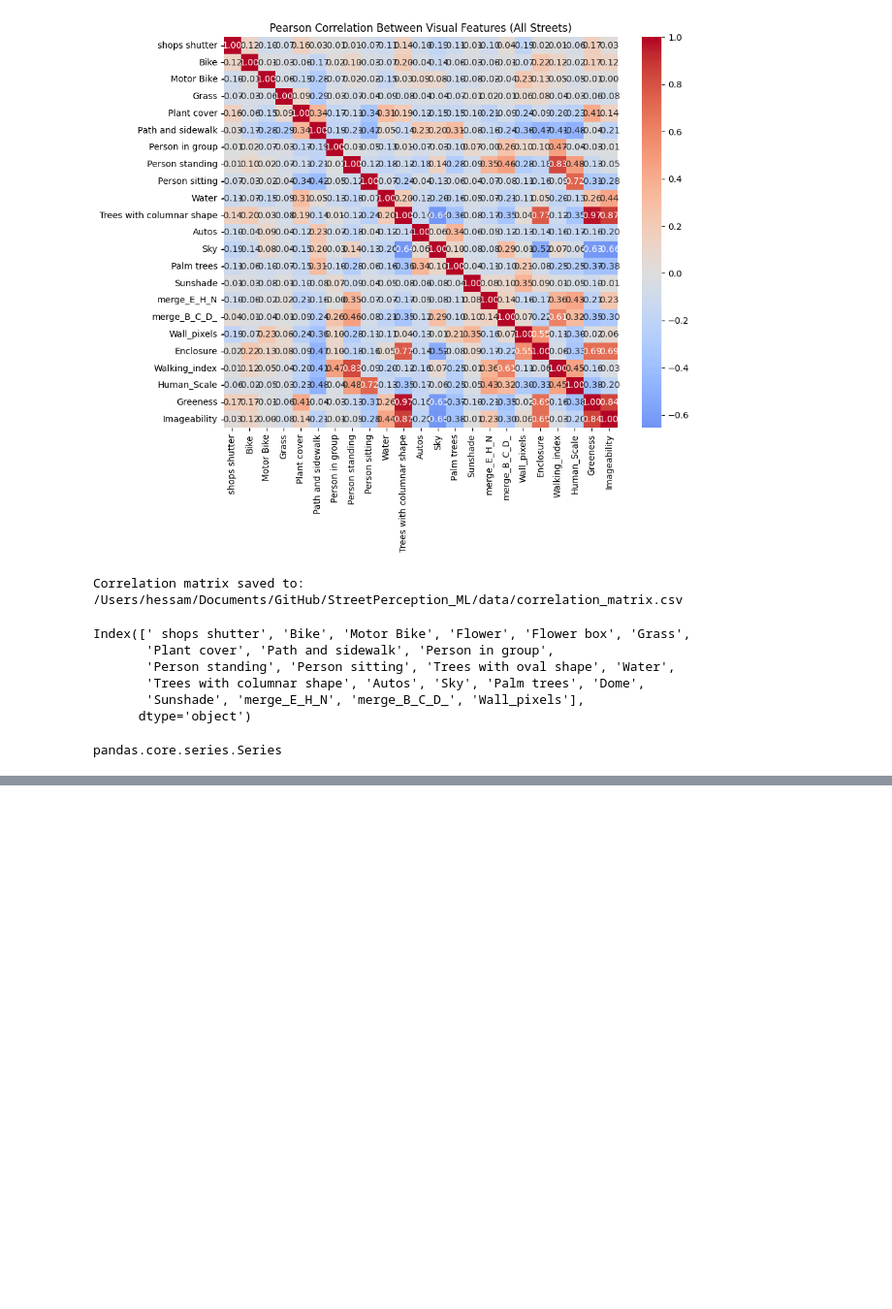
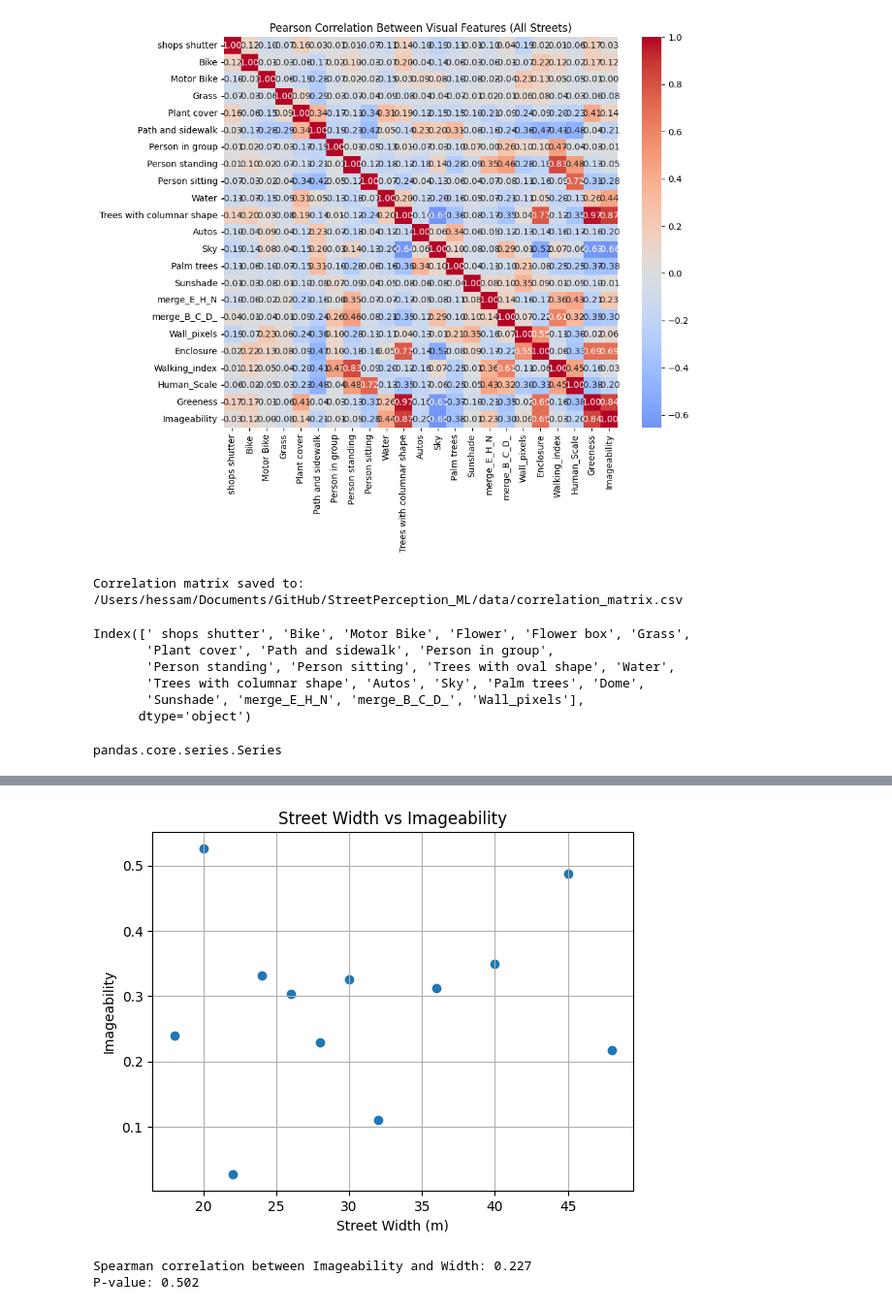
Before and after one commit to Hessam-Maniei/StreetPerception_ML, a Jupyter notebook: notebooks/copyresults.ipynb, the cells around one changed output, grey strips where cells are left out. Shown at 97% size. Drawn from its saved outputs; the diff is of its cells as text; code cells hidden in the pictures; blank space fills up the shorter version.

Commit message:
perfect.calculation.corr.width.peaarson.index

```diff
--- a/notebooks/copyresults.ipynb
+++ b/notebooks/copyresults.ipynb
@@ -2354,14 +2334 @@ street_mean_ratio_187["street"]="SepahR"
-# %%
-street_mean_ratio43["street"]= "ChbaghDarDol"
-street_mean_ratios_43["street"]= "ChahChbaghL"
-street_mean_ratios_15["street"]="amadmid"
-street_mean_ratio_34["street"]= "AmadR"
-street_means_66["street"]="ChbaghMid"
-street_mean_ratio_81["street"]="ChbaghR"
-street_mean_ratio_126["street"]="NagJaAx"
-street_mean_ratio_132["street"]="NagJaSWalk"
-street_mean_ratio_146["street"]="OstanSt"
-street_mean_ratio_162["street"]="SepahL"
-street_mean_ratio_174["street"]="SepahMid"
-street_mean_ratio_187["street"]="SepahR"
 # %%
@@ -2397,0 +2380,11 @@ Length: 257, dtype: object
+# %%
+numeric_df = all_streets_groups_Ratios.select_dtypes(include="number")
+
+numeric_df["Imageability"] = (
+   numeric_df["Trees with columnar shape"] +
+   numeric_df["Water"] +
+   numeric_df["Wall_pixels"] +
+   numeric_df["merge_E_H_N"]
+)
+
+display(numeric_df["Imageability"])
@@ -2397,0 +2513,26 @@ Length: 257, dtype: object
+# %%
+import matplotlib.pyplot as plt
+
+plt.scatter(numeric_df["Width_m"], numeric_df["Imageability"])
+plt.xlabel("Street Width (m)")
+plt.ylabel("Imageability")
+plt.title("Street Width vs Imageability")
+plt.grid(True)
+plt.show()
+# %% [output]
+[figure, added]
+# %%
+import scipy.stats as stats
+
+# Extract the two variables
+imageability = numeric_df["Imageability"]
+width = numeric_df["Width_m"]
+
+# Compute Spearman correlation
+rho, pval = stats.spearmanr(imageability, width)
+
+print(f"Spearman correlation between Imageability and Width: {rho:.3f}")
+print(f"P-value: {pval:.3f}")
+# %% [output]
+Spearman correlation between Imageability and Width: 0.227
+P-value: 0.502
```
Also changed, not shown: parts of 11 cells of this notebook, 2 other files.
